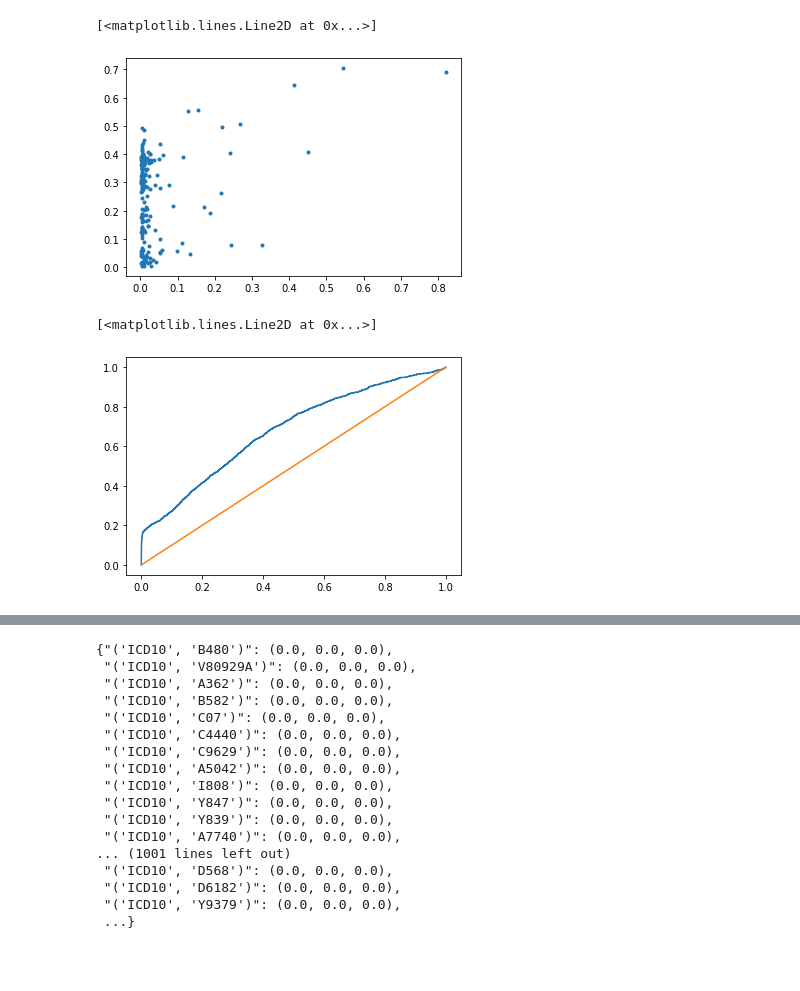
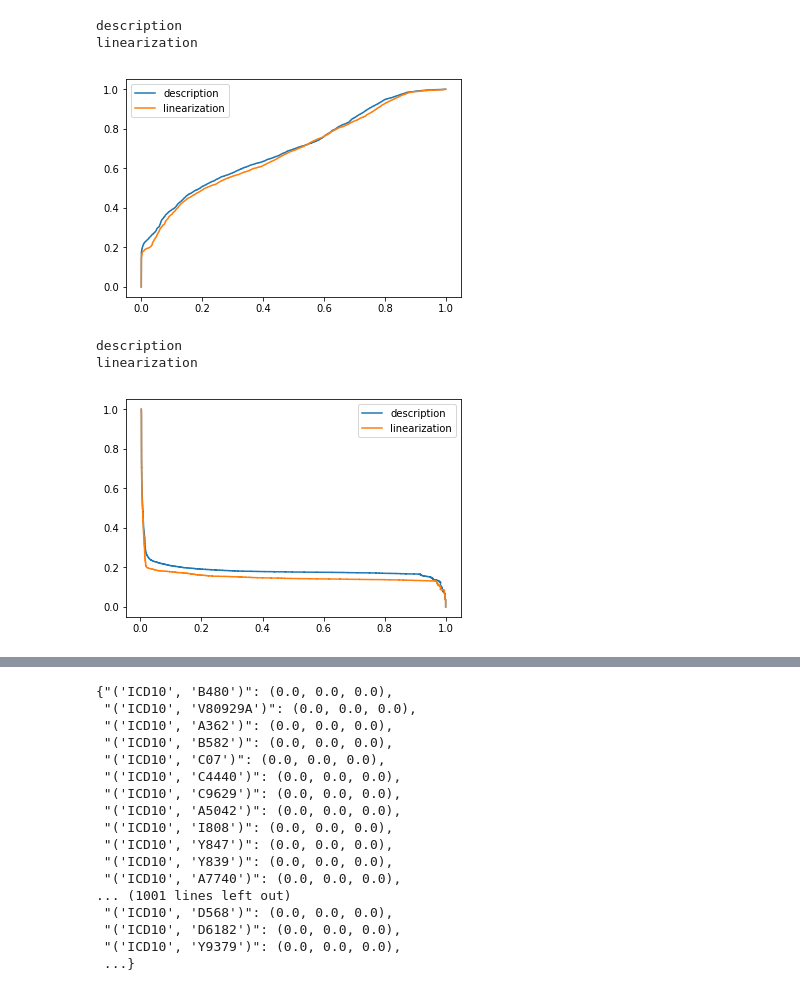
Before and after one commit to dmcinerney/ehr-extraction-models, a Jupyter notebook: unsupervised_ananlysis.ipynb, the cells around one changed output, grey strips where cells are left out. Drawn from its saved outputs; the diff is of its cells as text; code cells hidden in the pictures; blank space fills up the shorter version.

```diff
--- a/unsupervised_ananlysis.ipynb
+++ b/unsupervised_ananlysis.ipynb
@@ -41,3 +41,37 @@ def calculate_all_scores(df):
         counts, scores[cn] = calculate_counts_scores(df[df.code_name==cn])
         #print(counts)
     return scores
+
+def plot_fraction_positive(counts, dfs, code_subset):
+    for model,df in dfs.items():
+        print(model)
+        predicted_counts = {c:[len(df[(df.code_name==c) & (df.score<0)]),len(df[(df.code_name==c) & (df.score>0)])] for c in code_subset}
+        x = [counts[code][1]/sum(counts[code]) for code in code_subset]
+        y = [predicted_counts[code][1]/sum(predicted_counts[code]) for code in code_subset]
+        plt.plot(x, y, '.')
+        plt.show()
+
+def plot_curves(dfs, code_subset=None):
+    if code_subset is not None:
+        selection = "lambda df: "+(" | ".join("(df.code_name==\""+c+"\")" for c in code_subset))
+    # print(selection)
+    for model,df in dfs.items():
+        print(model)
+        df0 = df[eval(selection)(df)] if code_subset is not None else df
+        fpr, tpr, thresholds = roc_curve(df0.label, np.exp(df0.score))
+        line, = plt.plot(fpr, tpr)
+        line.set_label(model)
+        plt.legend()
+#     plt.plot([0,1],[0,1])
+    plt.savefig("/Users/jeredmcinerney/Desktop/plots/roc_code_prediction.png")
+    plt.show()
+    for model,df in dfs.items():
+        print(model)
+        df0 = df[eval(selection)(df)] if code_subset is not None else df
+        fpr, tpr, thresholds = precision_recall_curve(df0.label, np.exp(df0.score))
+        line, = plt.plot(fpr, tpr)
+        line.set_label(model)
+        plt.legend()
+#     plt.plot([0,1],[0,1])
+    plt.savefig("/Users/jeredmcinerney/Desktop/plots/prc_code_prediction.png")
+    plt.show()
@@ -74,18 +77,0 @@ predicted_counts = {c:[len(ds[(ds.code_name==c) & (ds.score<0)]),len(ds[(ds.code
-# %%
-x = [counts[code][1]/sum(counts[code]) for code in code_subset]
-y = [predicted_counts[code][1]/sum(predicted_counts[code]) for code in code_subset]
-plt.plot(x, y, '.')
-# plt.axis([0,.01,0,1])
-# %% [output]
-[<matplotlib.lines.Line2D at 0x...>]
-[figure, removed]
-# %%
-selection = "lambda df: "+(" | ".join("(df.code_name==\""+c+"\")" for c in code_subset))
-# print(selection)
-df0 = ds[eval(selection)(ds)]
-fpr, tpr, thresholds = roc_curve(df0.label, np.exp(df0.score))
-plt.plot(fpr, tpr)
-plt.plot([0,1],[0,1])
-# %% [output]
-[<matplotlib.lines.Line2D at 0x...>]
-[figure, removed]
@@ -94,0 +78,16 @@ ds_scores = calculate_all_scores(ds)
+# %%
+counts = read_pickle("/Users/jeredmcinerney/Desktop/unsupervised_results/counts.pkl")
+# models = ['tfidf', 'cosine', 'codes', 'description', 'linearization']
+models = ['description', 'linearization']
+base_path = "/Users/jeredmcinerney/Desktop/unsupervised_results/%s.csv"
+dfs = {model:pd.read_csv(base_path % model) for model in models}
+code_subset = sorted(counts.keys(), key=lambda key: -counts[key][1])[:200]
+# %%
+plot_curves(dfs)
+# %% [output]
+description
+linearization
+[figure, added]
+description
+linearization
+[figure, added]
```
Also changed, not shown: parts of 6 cells of this notebook, 1 other file.
